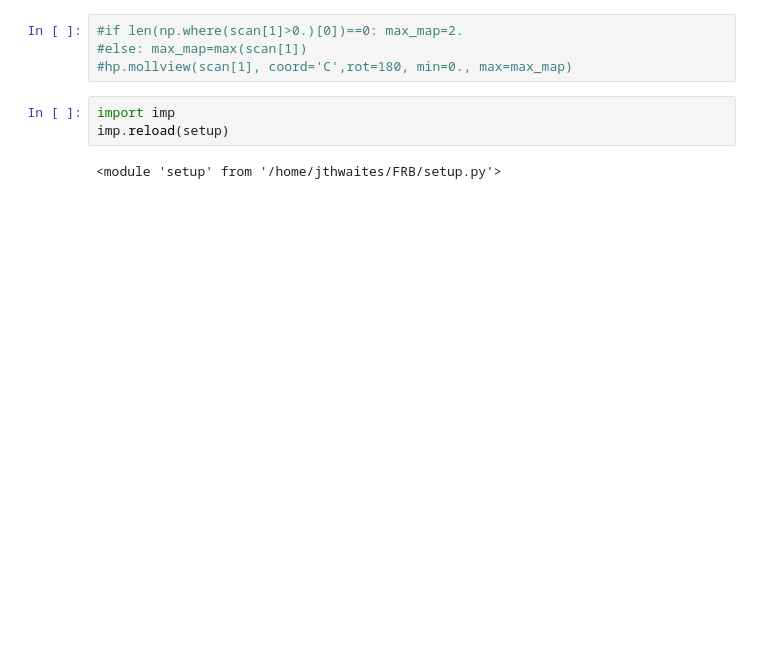
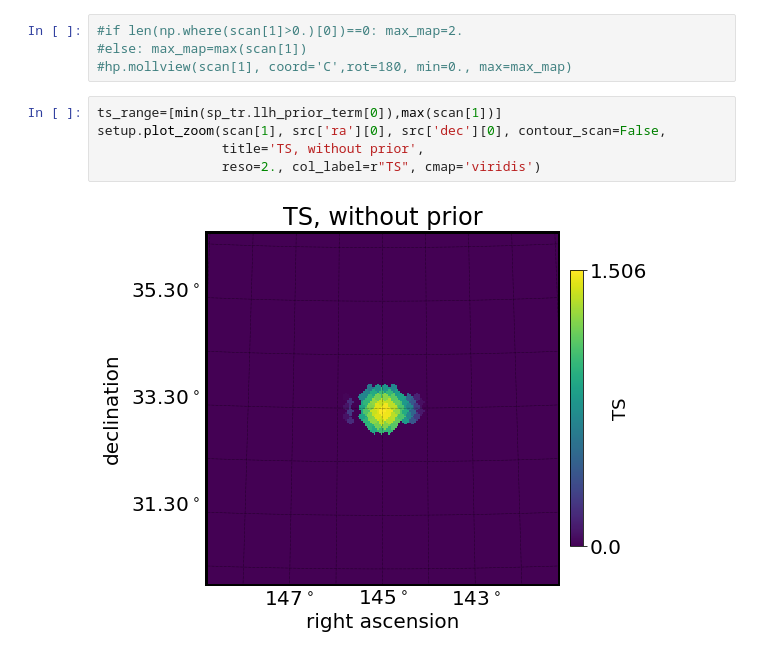
Before and after one commit to jessiethw/FRB, a Jupyter notebook: csky_spatial_priors.ipynb, the cells around one changed output. Drawn from its saved outputs; the diff is of its cells as text; blank space fills up the shorter version.

```diff
--- a/csky_spatial_priors.ipynb
+++ b/csky_spatial_priors.ipynb
@@ -75,8 +78,10 @@ Wall time: 4.92 s
 #if len(np.where(scan[1]>0.)[0])==0: max_map=2.
 #else: max_map=max(scan[1])
 #hp.mollview(scan[1], coord='C',rot=180, min=0., max=max_map)
-# %%
-import imp
-imp.reload(setup)
-# %% [output]
-<module 'setup' from '/home/jthwaites/FRB/setup.py'>
+# %%
+ts_range=[min(sp_tr.llh_prior_term[0]),max(scan[1])]
+setup.plot_zoom(scan[1], src['ra'][0], src['dec'][0], contour_scan=False,
+                title='TS, without prior',
+                reso=2., col_label=r"TS", cmap='viridis')
+# %% [output]
+[figure, added]
```
Also changed, not shown: parts of 8 cells of this notebook, 2 other files.
